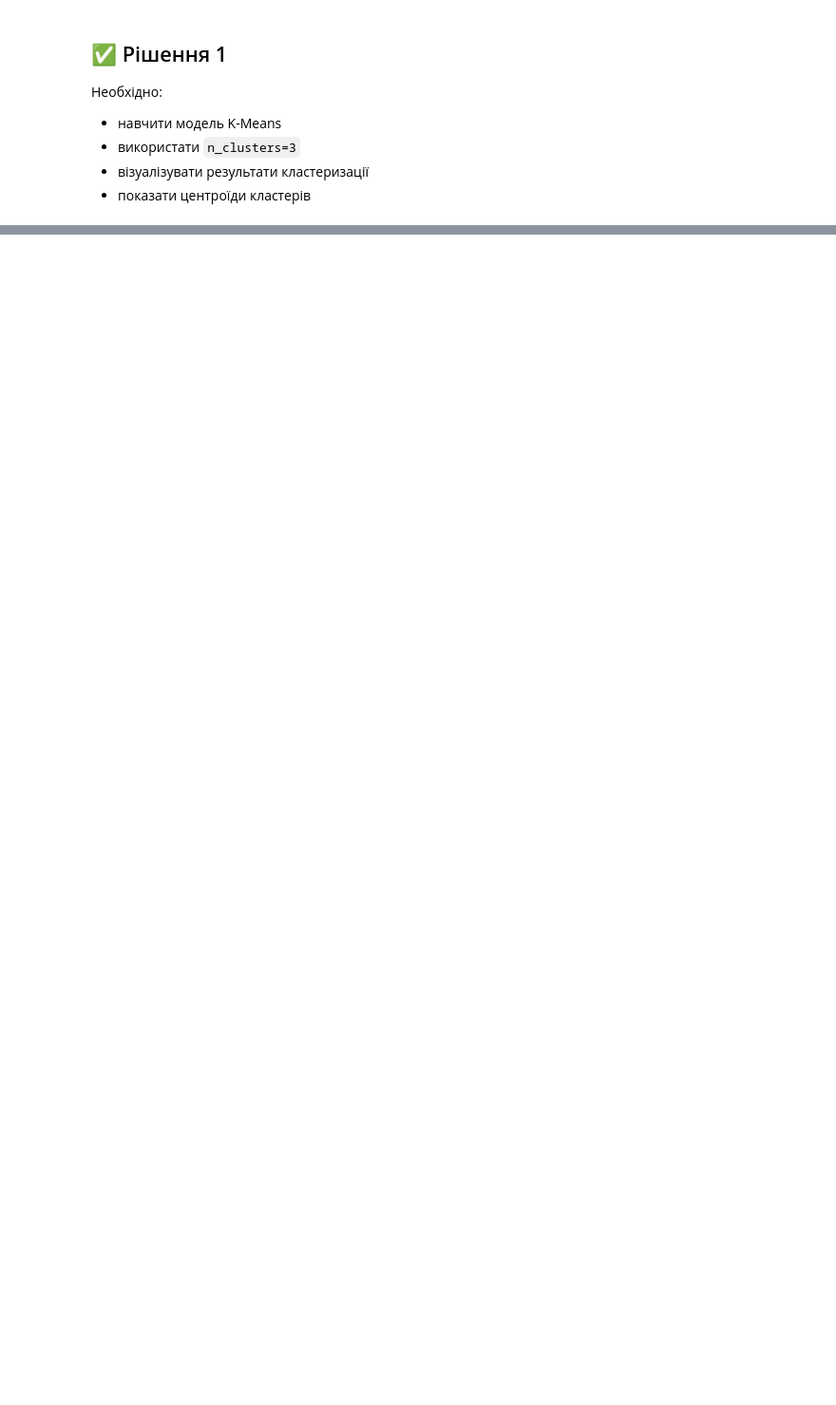
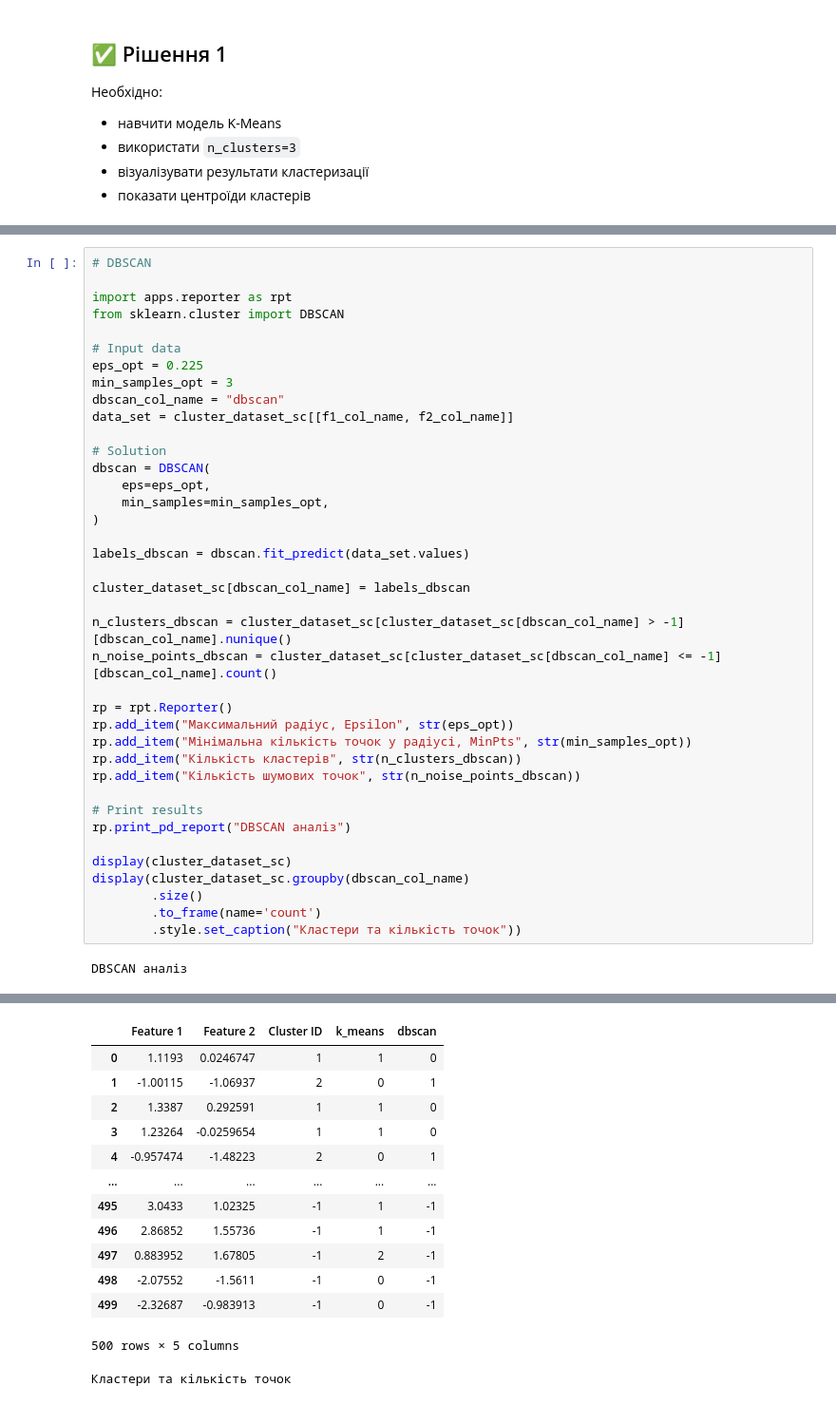
Before and after one commit to BogdanPinchuk/DataScience-PBY_HW19, a Jupyter notebook: Bohdan_Pinchuk_DS_HW19.ipynb, the cells around one changed output, grey strips where cells are left out. Shown at 95% size. Cells and saved outputs as stored; diff of their text form; blank space fills up the shorter version.

```diff
--- a/Bohdan_Pinchuk_DS_HW19.ipynb
+++ b/Bohdan_Pinchuk_DS_HW19.ipynb
@@ -585,0 +605,41 @@ plt.show()
+# %%
+# DBSCAN
+
+import apps.reporter as rpt
+from sklearn.cluster import DBSCAN
+
+# Input data
+eps_opt = 0.225
+min_samples_opt = 3
+dbscan_col_name = "dbscan"
+data_set = cluster_dataset_sc[[f1_col_name, f2_col_name]]
+
+# Solution
+dbscan = DBSCAN(
+    eps=eps_opt,
+    min_samples=min_samples_opt,
+)
+
+labels_dbscan = dbscan.fit_predict(data_set.values)
+
+cluster_dataset_sc[dbscan_col_name] = labels_dbscan
+
+n_clusters_dbscan = cluster_dataset_sc[cluster_dataset_sc[dbscan_col_name] > -1][dbscan_col_name].nunique()
+n_noise_points_dbscan = cluster_dataset_sc[cluster_dataset_sc[dbscan_col_name] <= -1][dbscan_col_name].count()
+
+rp = rpt.Reporter()
+rp.add_item("Максимальний радіус, Epsilon", str(eps_opt))
+rp.add_item("Мінімальна кількість точок у радіусі, MinPts", str(min_samples_opt))
+rp.add_item("Кількість кластерів", str(n_clusters_dbscan))
+rp.add_item("Кількість шумових точок", str(n_noise_points_dbscan))
+
+# Print results
+rp.print_pd_report("DBSCAN аналіз")
+
+display(cluster_dataset_sc)
+display(cluster_dataset_sc.groupby(dbscan_col_name)
+        .size()
+        .to_frame(name='count')
+        .style.set_caption("Кластери та кількість точок"))
+# %% [output]
+DBSCAN аналіз
@@ -585,0 +651,14 @@ plt.show()
+|  | Feature 1 | Feature 2 | Cluster ID | k_means | dbscan |
+| 0 | 1.1193 | 0.0246747 | 1 | 1 | 0 |
+| 1 | -1.00115 | -1.06937 | 2 | 0 | 1 |
+| 2 | 1.3387 | 0.292591 | 1 | 1 | 0 |
+| 3 | 1.23264 | -0.0259654 | 1 | 1 | 0 |
+| 4 | -0.957474 | -1.48223 | 2 | 0 | 1 |
+| ... | ... | ... | ... | ... | ... |
+| 495 | 3.0433 | 1.02325 | -1 | 1 | -1 |
+| 496 | 2.86852 | 1.55736 | -1 | 1 | -1 |
+| 497 | 0.883952 | 1.67805 | -1 | 2 | -1 |
+| 498 | -2.07552 | -1.5611 | -1 | 0 | -1 |
+| 499 | -2.32687 | -0.983913 | -1 | 0 | -1 |
+500 rows × 5 columns
+Кластери та кількість точок
```
Also changed, not shown: parts of 6 cells of this notebook.
